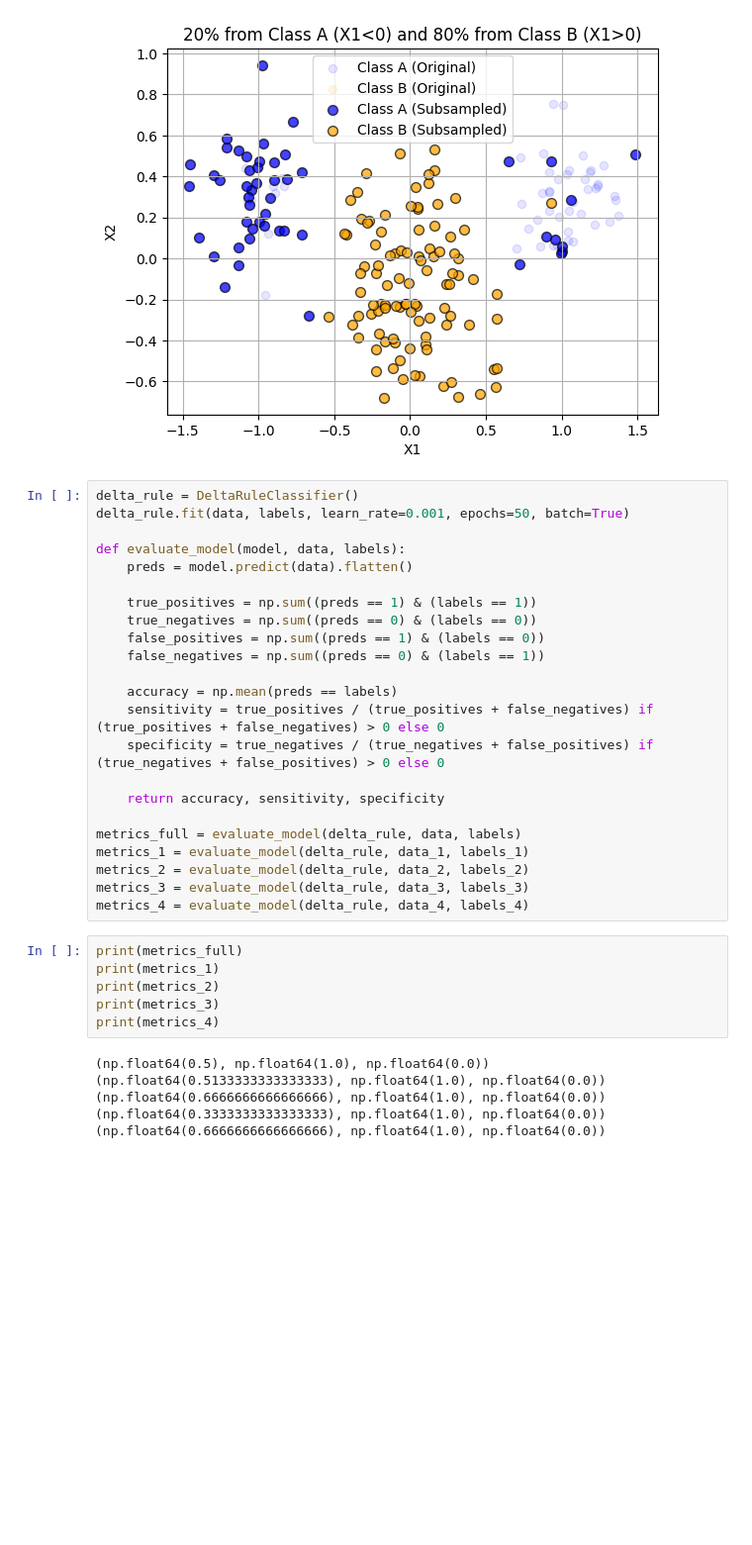
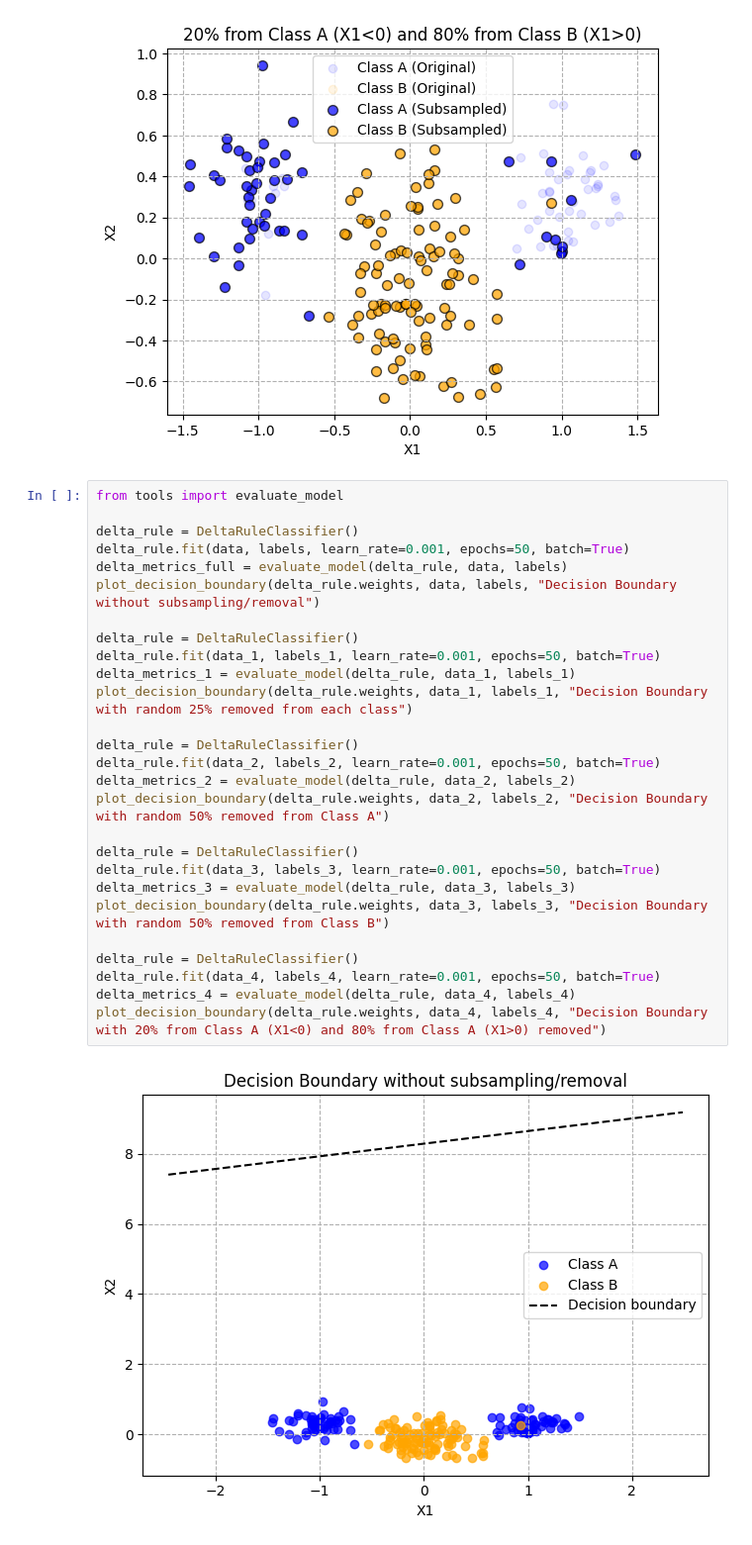
Before and after one commit to nathanansel28/DD2437, a Jupyter notebook: lab1a/task3.ipynb, the cells around one changed output. Shown at 99% size. Cells and saved outputs as stored; diff of their text form; blank space fills up the shorter version.

Commit message:
lab1a - Add perceptron learning for task 3.

```diff
--- a/lab1a/task3.ipynb
+++ b/lab1a/task3.ipynb
@@ -79,38 +77,32 @@ plot_datasets(data, labels, data_4, labels_4, "20% from Class A (X1<0) and 80% f
 [figure]
 [figure]
 [figure]
-# %%
-delta_rule = DeltaRuleClassifier()
-delta_rule.fit(data, labels, learn_rate=0.001, epochs=50, batch=True)
-
-def evaluate_model(model, data, labels):
-    preds = model.predict(data).flatten()
-
-    true_positives = np.sum((preds == 1) & (labels == 1))
-    true_negatives = np.sum((preds == 0) & (labels == 0))
-    false_positives = np.sum((preds == 1) & (labels == 0))
-    false_negatives = np.sum((preds == 0) & (labels == 1))
-
-    accuracy = np.mean(preds == labels)
-    sensitivity = true_positives / (true_positives + false_negatives) if (true_positives + false_negatives) > 0 else 0
-    specificity = true_negatives / (true_negatives + false_positives) if (true_negatives + false_positives) > 0 else 0
-
-    return accuracy, sensitivity, specificity
-
-metrics_full = evaluate_model(delta_rule, data, labels)
-metrics_1 = evaluate_model(delta_rule, data_1, labels_1)
-metrics_2 = evaluate_model(delta_rule, data_2, labels_2)
-metrics_3 = evaluate_model(delta_rule, data_3, labels_3)
-metrics_4 = evaluate_model(delta_rule, data_4, labels_4)
-# %%
-print(metrics_full)
-print(metrics_1)
-print(metrics_2)
-print(metrics_3)
-print(metrics_4)
-# %% [output]
-(np.float64(0.5), np.float64(1.0), np.float64(0.0))
-(np.float64(0.5133333333333333), np.float64(1.0), np.float64(0.0))
-(np.float64(0.6666666666666666), np.float64(1.0), np.float64(0.0))
-(np.float64(0.3333333333333333), np.float64(1.0), np.float64(0.0))
-(np.float64(0.6666666666666666), np.float64(1.0), np.float64(0.0))
+# %%
+from tools import evaluate_model
+
+delta_rule = DeltaRuleClassifier()
+delta_rule.fit(data, labels, learn_rate=0.001, epochs=50, batch=True)
+delta_metrics_full = evaluate_model(delta_rule, data, labels)
+plot_decision_boundary(delta_rule.weights, data, labels, "Decision Boundary without subsampling/removal")
+
+delta_rule = DeltaRuleClassifier()
+delta_rule.fit(data_1, labels_1, learn_rate=0.001, epochs=50, batch=True)
+delta_metrics_1 = evaluate_model(delta_rule, data_1, labels_1)
+plot_decision_boundary(delta_rule.weights, data_1, labels_1, "Decision Boundary with random 25% removed from each class")
+
+delta_rule = DeltaRuleClassifier()
+delta_rule.fit(data_2, labels_2, learn_rate=0.001, epochs=50, batch=True)
+delta_metrics_2 = evaluate_model(delta_rule, data_2, labels_2)
+plot_decision_boundary(delta_rule.weights, data_2, labels_2, "Decision Boundary with random 50% removed from Class A")
+
+delta_rule = DeltaRuleClassifier()
+delta_rule.fit(data_3, labels_3, learn_rate=0.001, epochs=50, batch=True)
+delta_metrics_3 = evaluate_model(delta_rule, data_3, labels_3)
+plot_decision_boundary(delta_rule.weights, data_3, labels_3, "Decision Boundary with random 50% removed from Class B")
+
+delta_rule = DeltaRuleClassifier()
+delta_rule.fit(data_4, labels_4, learn_rate=0.001, epochs=50, batch=True)
+delta_metrics_4 = evaluate_model(delta_rule, data_4, labels_4)
+plot_decision_boundary(delta_rule.weights, data_4, labels_4, "Decision Boundary with 20% from Class A (X1<0) and 80% from Class A (X1>0) removed")
+# %% [output]
+[figure, added]
```
Also changed, not shown: parts of 6 cells of this notebook, 1 other file.
